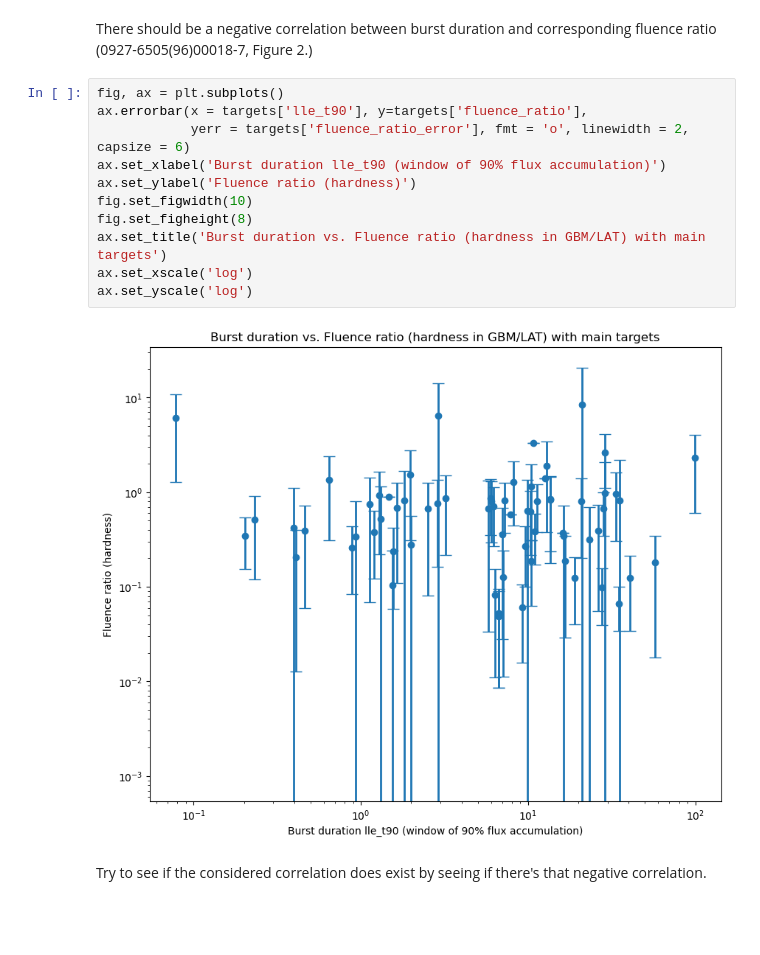
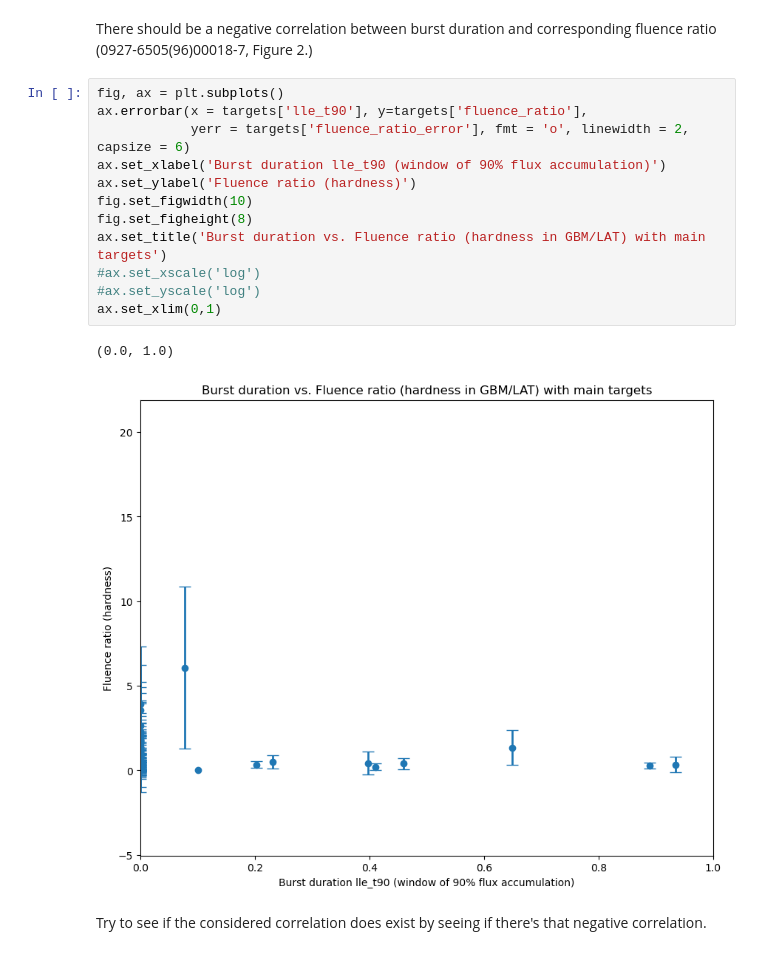
Before and after one commit to xboluna/Research, a Jupyter notebook: BHRad/GBM_Catalog_Searching/Exploring_possible_candidates.ipynb, the cells around one changed output. Saved outputs shown, nothing was run; the diff lists cells and outputs as text; blank space fills up the shorter version.

```diff
--- a/BHRad/GBM_Catalog_Searching/Exploring_possible_candidates.ipynb
+++ b/BHRad/GBM_Catalog_Searching/Exploring_possible_candidates.ipynb
@@ -86,16 +86,18 @@ There should be a negative correlation between burst duration and corresponding
 # %%
 fig, ax = plt.subplots()
 ax.errorbar(x = targets['lle_t90'], y=targets['fluence_ratio'],
             yerr = targets['fluence_ratio_error'], fmt = 'o', linewidth = 2, capsize = 6)
 ax.set_xlabel('Burst duration lle_t90 (window of 90% flux accumulation)')
 ax.set_ylabel('Fluence ratio (hardness)')
 fig.set_figwidth(10)
 fig.set_figheight(8)
 ax.set_title('Burst duration vs. Fluence ratio (hardness in GBM/LAT) with main targets')
-ax.set_xscale('log')
-ax.set_yscale('log')
+#ax.set_xscale('log')
+#ax.set_yscale('log')
+ax.set_xlim(0,1)
 # %% [output]
+(0.0, 1.0)
-[figure, old version]
+[figure, new version]
 # %% [markdown]
 Try to see if the considered correlation does exist by seeing if there's that negative correlation.
 # %%
```
Also changed, not shown: parts of 1 cell of this notebook, 8 other files.
